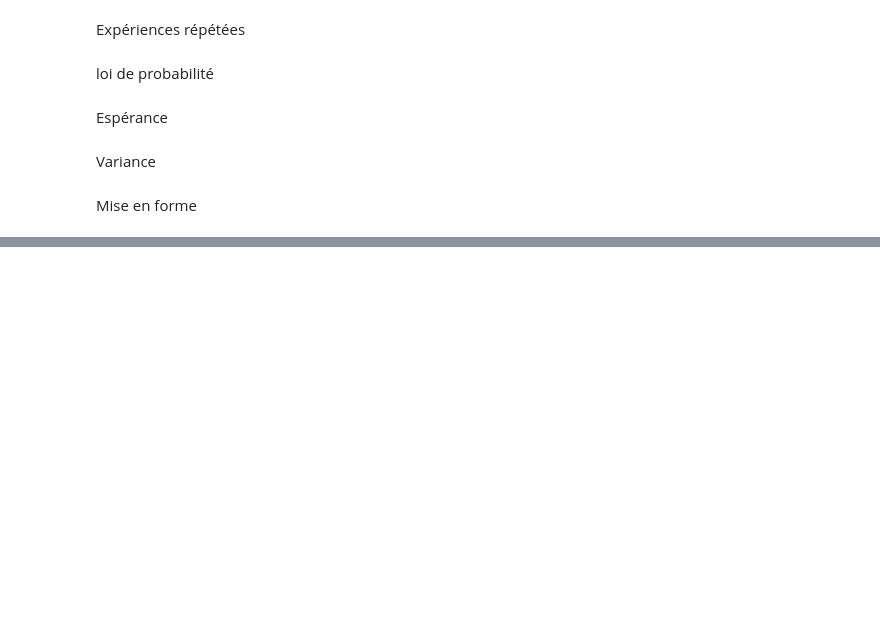
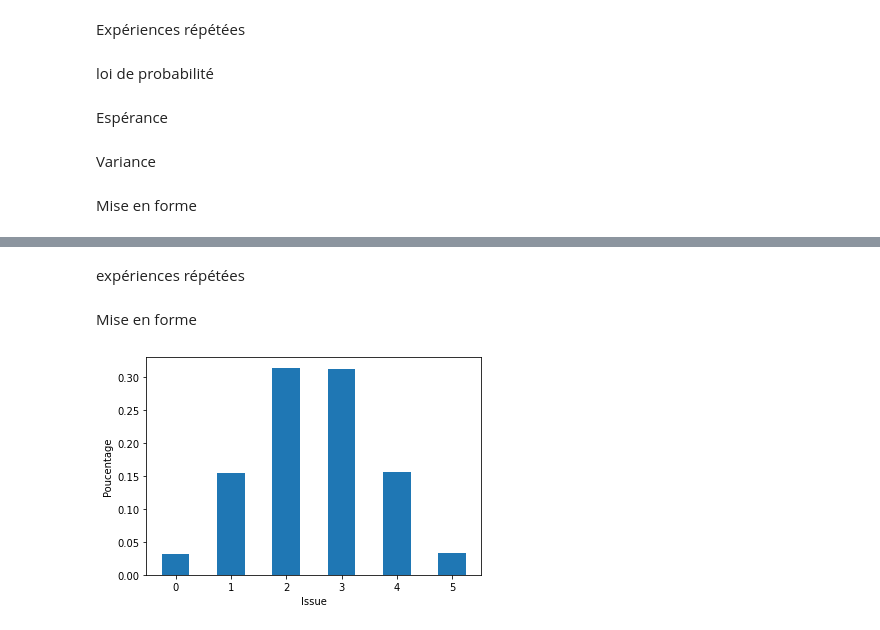
Before and after one commit to fay0026/probabilites_s3, a Jupyter notebook: Variables aléatoires discrètes.ipynb, the cells around one changed output, grey strips where cells are left out. Cells and saved outputs as stored; diff of their text form; code cells hidden in the pictures; blank space fills up the shorter version.

```diff
--- a/Variables aléatoires discrètes.ipynb
+++ b/Variables aléatoires discrètes.ipynb
@@ -282,0 +340,35 @@ print(pifométrique(10000))
+# %%
+def gExpérience(nbClous):
+    bille = 0
+    for c in range(nbClous):
+        aléa = np.random.randint(0,2)
+        bille += aléa
+    return bille
+# %% [markdown]
+expériences répétées
+# %%
+def gRépétitions(nbRep, nbClous):
+    résultats = []
+    for i in range(nbRep):
+        résultats.append(gExpérience(nbClous))
+    return résultats
+# %% [markdown]
+Mise en forme
+# %%
+def gGalton(nbrep, nbClous):
+    résultats = gRépétitions(nbrep, nbClous)
+    loi = estimation_loi(résultats, list(range(0,nbClous+1)))
+    x = []
+    y = []
+    for (issue, pourcentage) in loi :
+        x.append(issue)
+        y.append(pourcentage)
+    plt.figure()
+    plt.bar(x, height = y, width = 0.5)
+    plt.xlabel("Issue")
+    plt.ylabel("Poucentage")
+    plt.show
+# %%
+gGalton(100000, 5)
+# %% [output]
+[figure, added]
```
Also changed, not shown: parts of 44 cells of this notebook.
